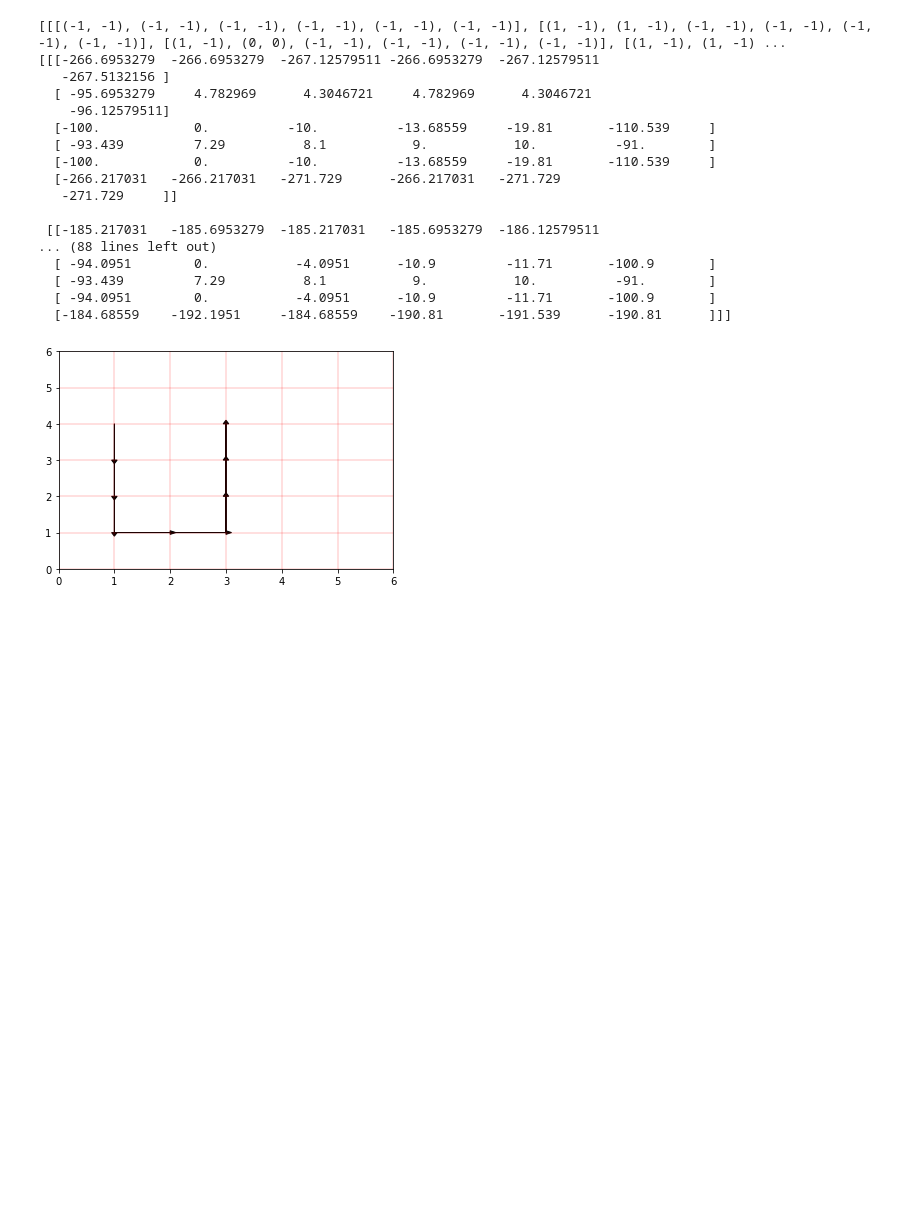
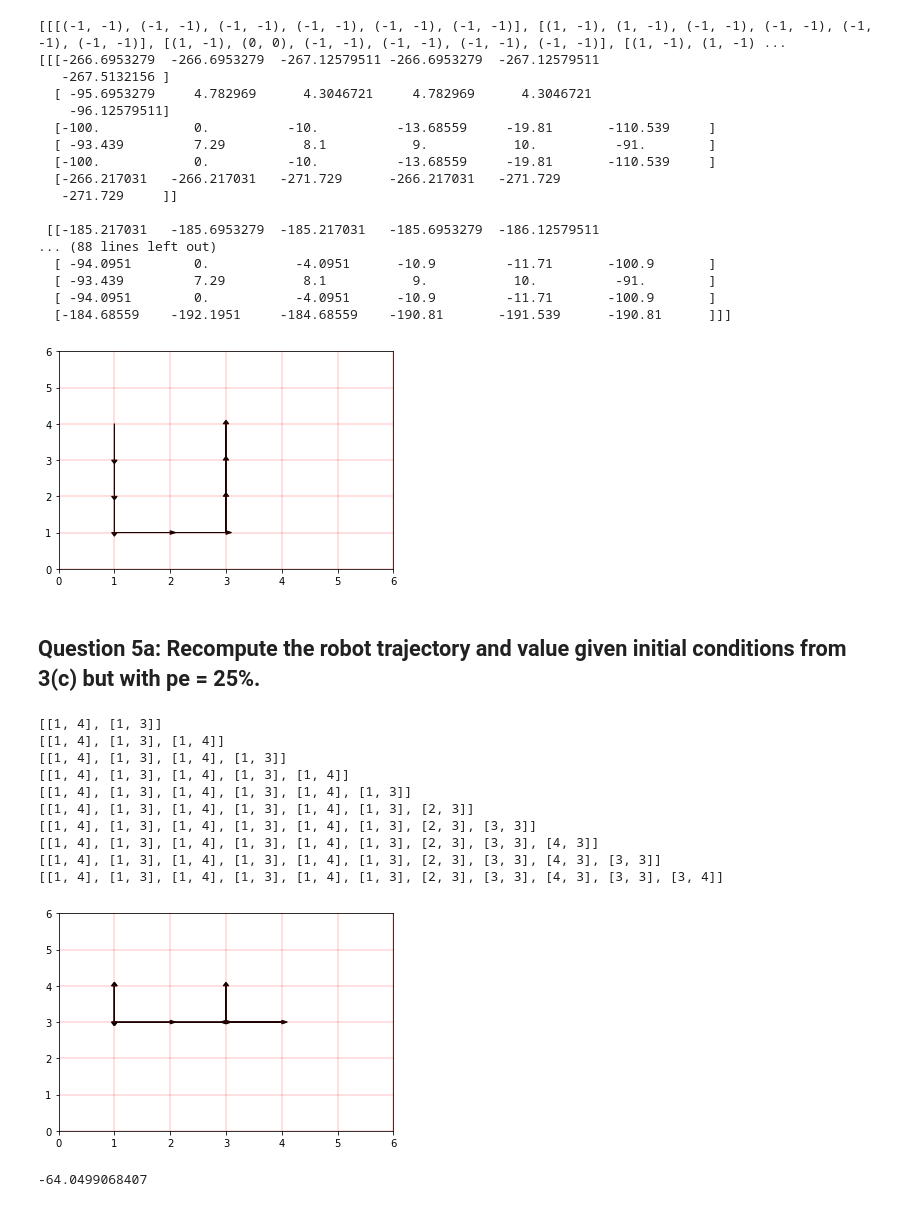
Before and after one commit to ashwinkannan94/EE209, a Jupyter notebook: PSET2/PSET2.ipynb, the cells around one changed output. Saved outputs shown, nothing was run; the diff lists cells and outputs as text; code cells hidden in the pictures; blank space fills up the shorter version.

Commit message:
Question 5 done

```diff
--- a/PSET2/PSET2.ipynb
+++ b/PSET2/PSET2.ipynb
@@ -447,9 +472,9 @@ def calc_adj_states(current_state):
                 all_adj_states.append(State(x1,y1,h1))
     return all_adj_states
 
-def policy_evaluation(initial_policy, discount_factor):
+def policy_evaluation(initial_policy, discount_factor, prob_of_error):
     #start by defining some constants
-    prob_of_error = 0
+
     difference_between_iterations = -1
 
     init_V = np.zeros((12, 6, 6)) # initial value matrix
@@ -495,7 +520,7 @@ def policy_evaluation(initial_policy, discount_factor):
 ## Question 3e: What is the value of the trajectory in 3(c)? Use lambda = 0.9
 # %%
 pi_0 = Policy_Matrix()
-value = policy_evaluation(pi_0, 0.9)
+value = policy_evaluation(pi_0, 0.9, 0)
 print(value)
 # %% [output]
 [[[-277.436341   -271.59049    -271.6561     -463.24459    -271.6561
@@ -703,3 +728,37 @@ plt.grid(color='r', linestyle='-', linewidth=0.25)
 plt.show()
 # %% [output]
 [figure]
+# %% [markdown]
+## Question 5a: Recompute the robot trajectory and value given initial conditions from 3(c) but with pe = 25%.
+# %%
+pi_0 = Policy_Matrix()
+current_state = State(1,4,6)
+full_trajectory = compute_trajectory(pi_0, current_state, 0.25)
+plt.xlim(0,6)
+plt.ylim(0,6)
+for i in range(len(full_trajectory)-1):
+#     pass
+    x,y = full_trajectory[i]
+    x_one_up, y_one_up = full_trajectory[i+1]
+    plt.arrow(x,y,x_one_up-x,y_one_up-y, head_width=0.1, head_length=0.1,fc='k', ec='k')
+# plt.arrow(1, 4, 0, -1, head_width=0.05, head_length=0.1, fc='k', ec='k')
+plt.grid(color='r', linestyle='-', linewidth=0.25)
+plt.show()
+# %% [output]
+[[1, 4], [1, 3]]
+[[1, 4], [1, 3], [1, 4]]
+[[1, 4], [1, 3], [1, 4], [1, 3]]
+[[1, 4], [1, 3], [1, 4], [1, 3], [1, 4]]
+[[1, 4], [1, 3], [1, 4], [1, 3], [1, 4], [1, 3]]
+[[1, 4], [1, 3], [1, 4], [1, 3], [1, 4], [1, 3], [2, 3]]
+[[1, 4], [1, 3], [1, 4], [1, 3], [1, 4], [1, 3], [2, 3], [3, 3]]
+[[1, 4], [1, 3], [1, 4], [1, 3], [1, 4], [1, 3], [2, 3], [3, 3], [4, 3]]
+[[1, 4], [1, 3], [1, 4], [1, 3], [1, 4], [1, 3], [2, 3], [3, 3], [4, 3], [3, 3]]
+[[1, 4], [1, 3], [1, 4], [1, 3], [1, 4], [1, 3], [2, 3], [3, 3], [4, 3], [3, 3], [3, 4]]
+[figure, added]
+# %%
+pi_0 = Policy_Matrix()
+value = policy_evaluation(pi_0, 0.9, 0.25)
+print(value[6][1][4])
+# %% [output]
+-64.0499068407
```
Also changed, not shown: parts of 2 cells of this notebook.
